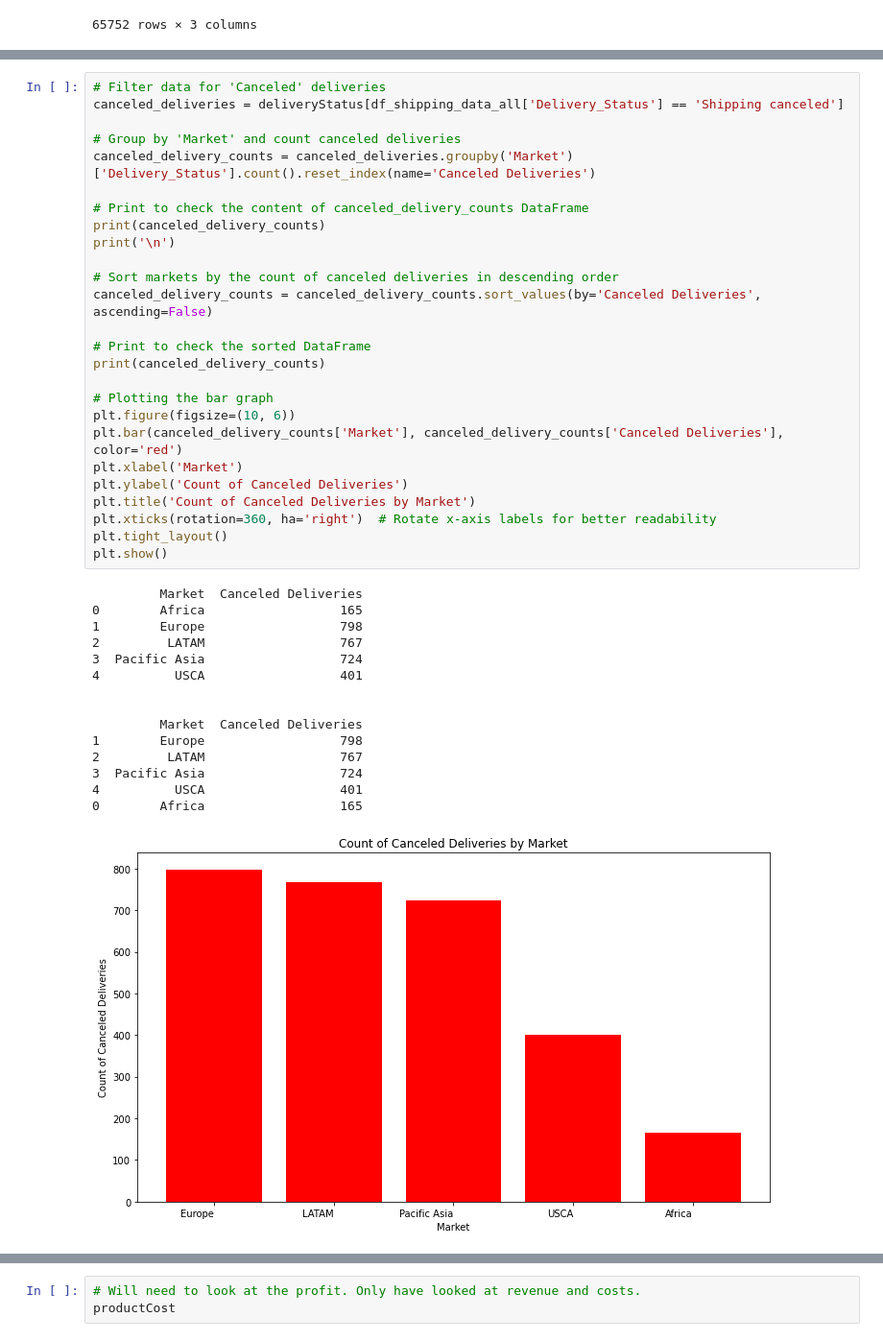
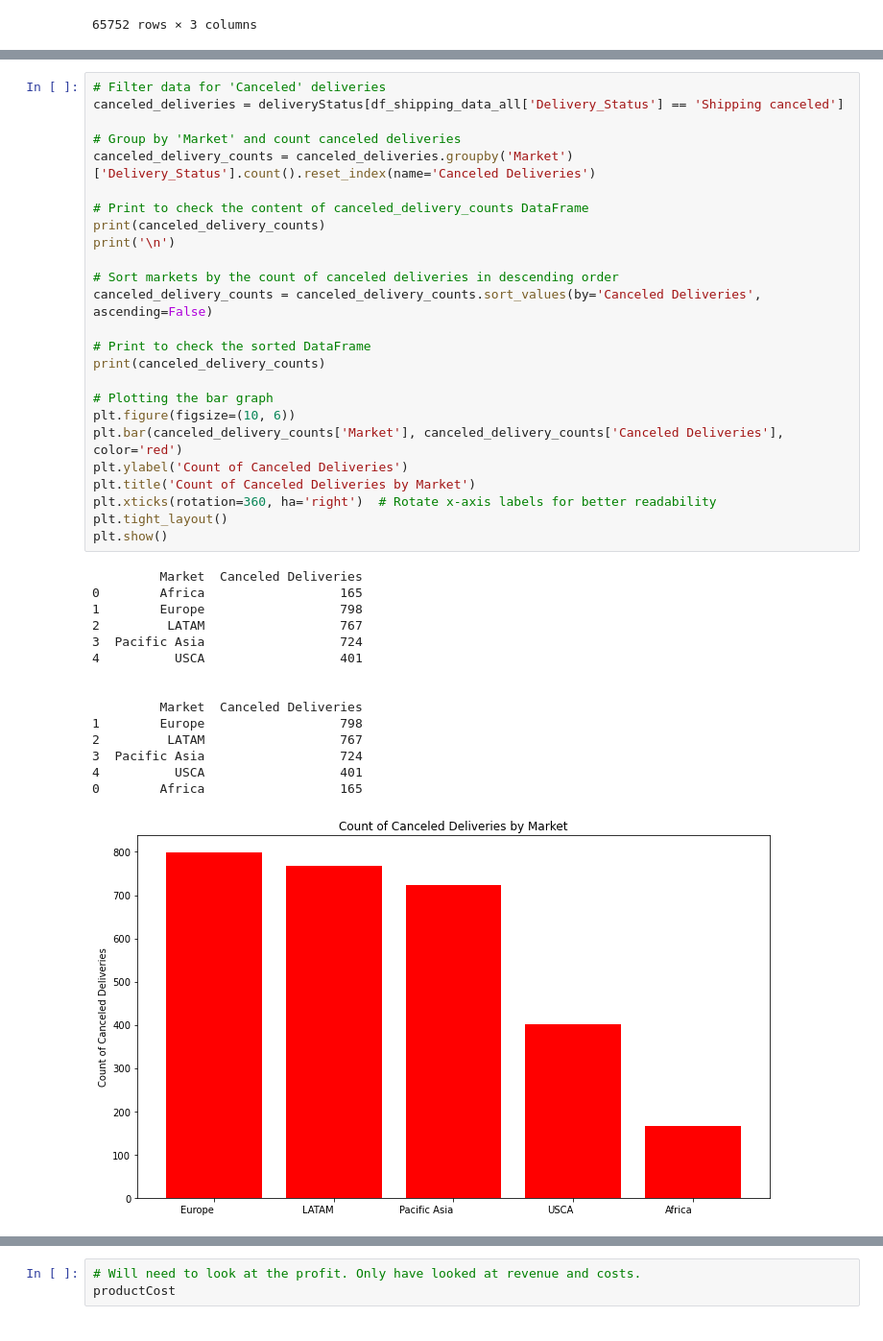
Before and after one commit to CCNY-Analytics-and-Quant/StevenCEdwinA-BAFall2023, a Jupyter notebook: Final Project.ipynb, the cells around one changed output, grey strips where cells are left out. Shown at 96% size. Saved outputs shown, nothing was run; the diff lists cells and outputs as text.

```diff
--- a/Final Project.ipynb
+++ b/Final Project.ipynb
@@ -568,35 +566,34 @@ print('\n')
 
 # Sort markets by the count of canceled deliveries in descending order
 canceled_delivery_counts = canceled_delivery_counts.sort_values(by='Canceled Deliveries', ascending=False)
 
 # Print to check the sorted DataFrame
 print(canceled_delivery_counts)
 
 # Plotting the bar graph
 plt.figure(figsize=(10, 6))
 plt.bar(canceled_delivery_counts['Market'], canceled_delivery_counts['Canceled Deliveries'], color='red')
-plt.xlabel('Market')
 plt.ylabel('Count of Canceled Deliveries')
 plt.title('Count of Canceled Deliveries by Market')
 plt.xticks(rotation=360, ha='right')  # Rotate x-axis labels for better readability
 plt.tight_layout()
 plt.show()
 # %% [output]
          Market  Canceled Deliveries
 0        Africa                  165
 1        Europe                  798
 2         LATAM                  767
 3  Pacific Asia                  724
 4          USCA                  401
 
 
          Market  Canceled Deliveries
 1        Europe                  798
 2         LATAM                  767
 3  Pacific Asia                  724
 4          USCA                  401
 0        Africa                  165
-[figure, old version]
+[figure, new version]
 # %%
 # Filtering out data to now check the shipping modes the orders were ordered in
 shippingClass = deliveryStatus[df_shipping_data_all['Shipping_Mode'] == 'First Class']
```
Also changed, not shown: parts of 12 cells of this notebook, 2 other files.
